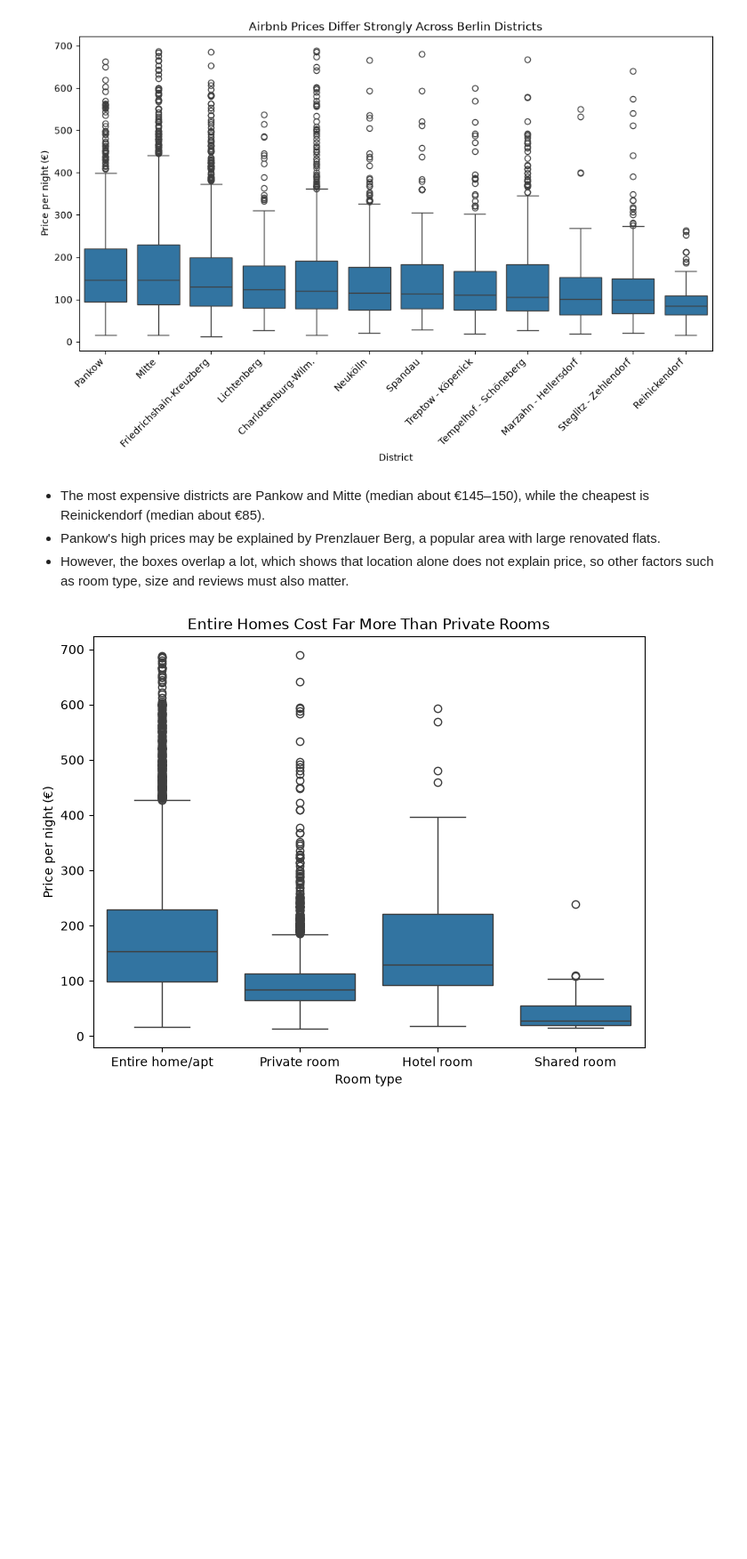
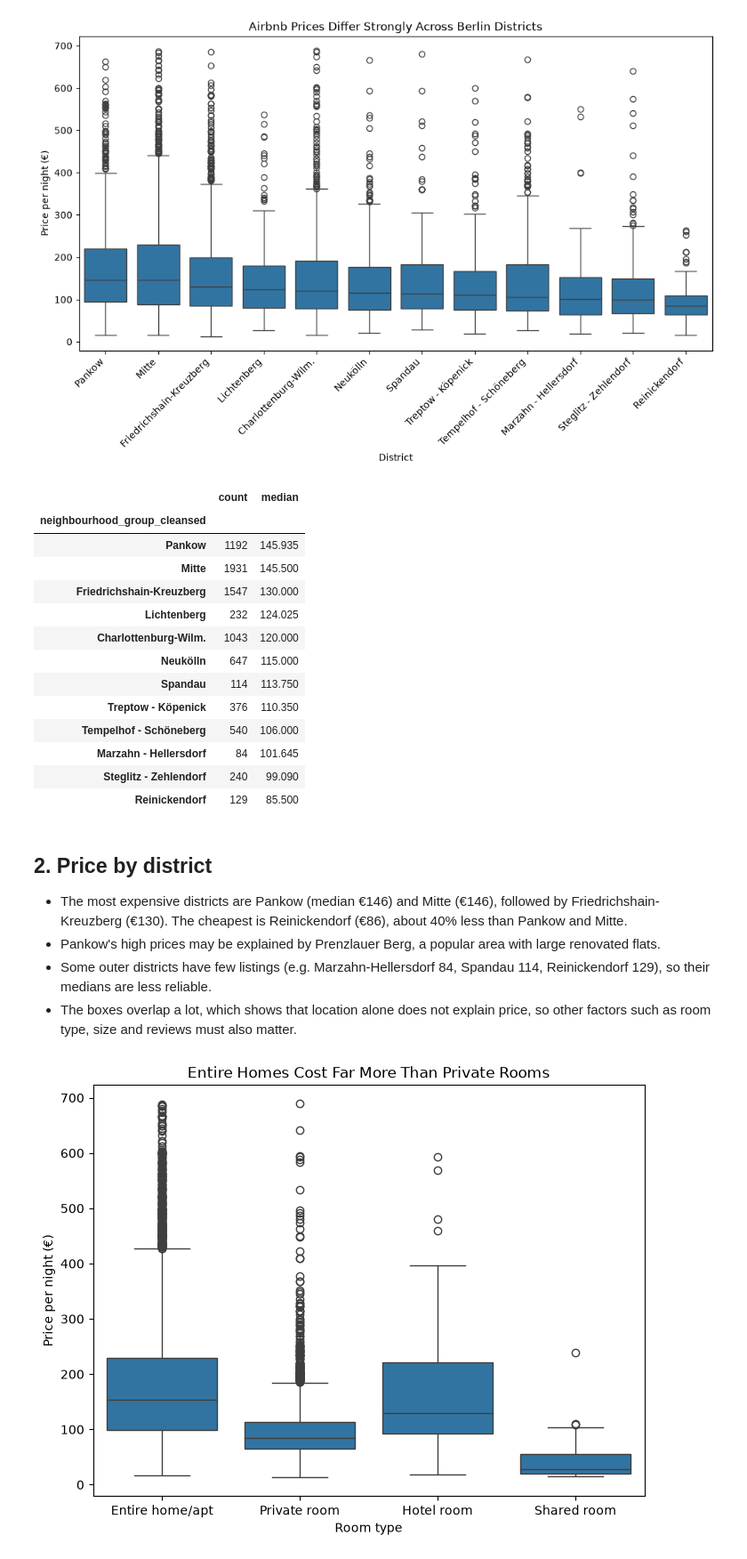
Before and after one commit to Anja987/berlin-airbnb-data-mining, a Jupyter notebook: notebooks/02_exploratory_analysis.ipynb, the cells around one changed output. Shown at 89% size. Drawn from its saved outputs; the diff is of its cells as text; code cells hidden in the pictures; blank space fills up the shorter version.

```diff
--- a/notebooks/02_exploratory_analysis.ipynb
+++ b/notebooks/02_exploratory_analysis.ipynb
@@ -39,14 +41,35 @@ plt.savefig("../images/02_price_by_district.png", dpi=150, bbox_inches="tight")
 plt.show()
 # %% [output]
 [figure]
+# %%
+df.groupby("neighbourhood_group_cleansed")["price"].agg(["count", "median"]).sort_values("median", ascending=False)
+# %% [output]
+|  | count | median |
+| neighbourhood_group_cleansed |  |  |
+| Pankow | 1192 | 145.935 |
+| Mitte | 1931 | 145.500 |
+| Friedrichshain-Kreuzberg | 1547 | 130.000 |
+| Lichtenberg | 232 | 124.025 |
+| Charlottenburg-Wilm. | 1043 | 120.000 |
+| Neukölln | 647 | 115.000 |
+| Spandau | 114 | 113.750 |
+| Treptow - Köpenick | 376 | 110.350 |
+| Tempelhof - Schöneberg | 540 | 106.000 |
+| Marzahn - Hellersdorf | 84 | 101.645 |
+| Steglitz - Zehlendorf | 240 | 99.090 |
+| Reinickendorf | 129 | 85.500 |
 # %% [markdown]
-- The most expensive districts are Pankow and Mitte (median about €145–150),
-  while the cheapest is Reinickendorf (median about €85).
+## 2. Price by district
+- The most expensive districts are Pankow (median €146) and Mitte (€146),
+  followed by Friedrichshain-Kreuzberg (€130). The cheapest is Reinickendorf
+  (€86), about 40% less than Pankow and Mitte.
 - Pankow's high prices may be explained by Prenzlauer Berg, a popular area
   with large renovated flats.
-- However, the boxes overlap a lot, which shows that location alone does not
-  explain price, so other factors such as room type, size and reviews must
-  also matter.
+- Some outer districts have few listings (e.g. Marzahn-Hellersdorf 84,
+  Spandau 114, Reinickendorf 129), so their medians are less reliable.
+- The boxes overlap a lot, which shows that location alone does not explain
+  price, so other factors such as room type, size and reviews must also
+  matter.
 # %%
 plt.figure(figsize=(8, 6))
 sns.boxplot(data=df, x="room_type", y="price")
```
Also changed, not shown: parts of 6 cells of this notebook, 1 other file.
